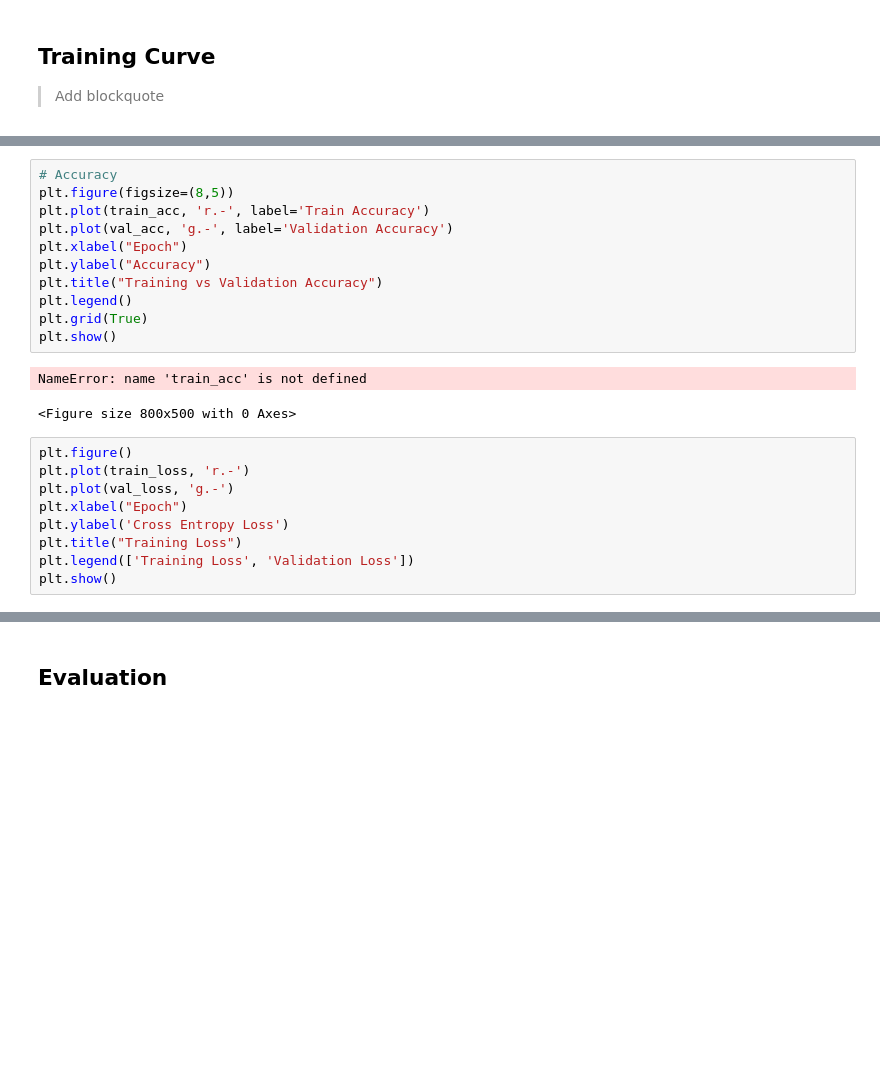
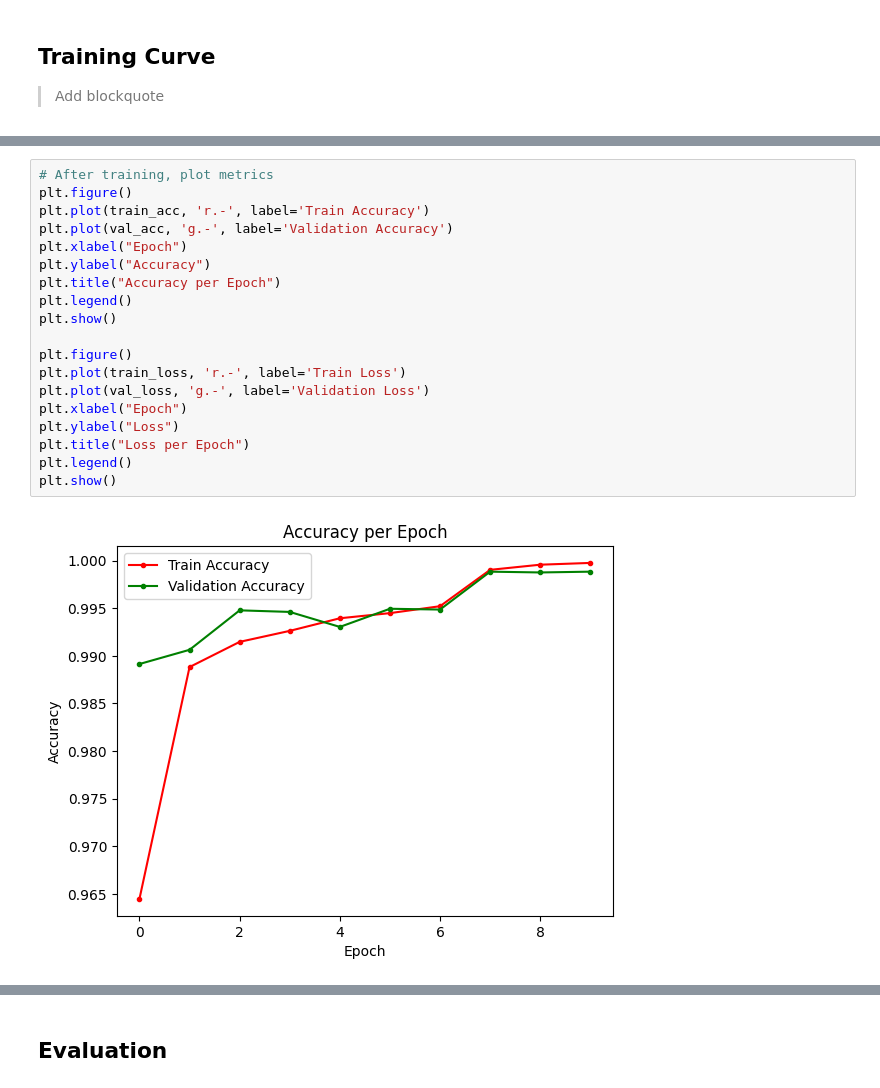
Before and after one commit to sulavs7/AI-Plant-Disease-Classification, a Jupyter notebook: models/model.ipynb, the cells around one changed output, grey strips where cells are left out. Cells and saved outputs as stored; diff of their text form; blank space fills up the shorter version.

Commit message:
model training complete and evaluation done

```diff
--- a/models/model.ipynb
+++ b/models/model.ipynb
@@ -259,23 +283,21 @@ NameError: name 'evaluate' is not defined
-# %%
-# Accuracy
-plt.figure(figsize=(8,5))
-plt.plot(train_acc, 'r.-', label='Train Accuracy')
-plt.plot(val_acc, 'g.-', label='Validation Accuracy')
-plt.xlabel("Epoch")
-plt.ylabel("Accuracy")
-plt.title("Training vs Validation Accuracy")
-plt.legend()
-plt.grid(True)
-plt.show()
-# %% [output]
-NameError: name 'train_acc' is not defined
-<Figure size 800x500 with 0 Axes>
-# %%
-plt.figure()
-plt.plot(train_loss, 'r.-')
-plt.plot(val_loss, 'g.-')
-plt.xlabel("Epoch")
-plt.ylabel('Cross Entropy Loss')
-plt.title("Training Loss")
-plt.legend(['Training Loss', 'Validation Loss'])
-plt.show()
+# %%
+# After training, plot metrics
+plt.figure()
+plt.plot(train_acc, 'r.-', label='Train Accuracy')
+plt.plot(val_acc, 'g.-', label='Validation Accuracy')
+plt.xlabel("Epoch")
+plt.ylabel("Accuracy")
+plt.title("Accuracy per Epoch")
+plt.legend()
+plt.show()
+
+plt.figure()
+plt.plot(train_loss, 'r.-', label='Train Loss')
+plt.plot(val_loss, 'g.-', label='Validation Loss')
+plt.xlabel("Epoch")
+plt.ylabel("Loss")
+plt.title("Loss per Epoch")
+plt.legend()
+plt.show()
+# %% [output]
+[figure, added]
```
Also changed, not shown: parts of 8 cells of this notebook.
